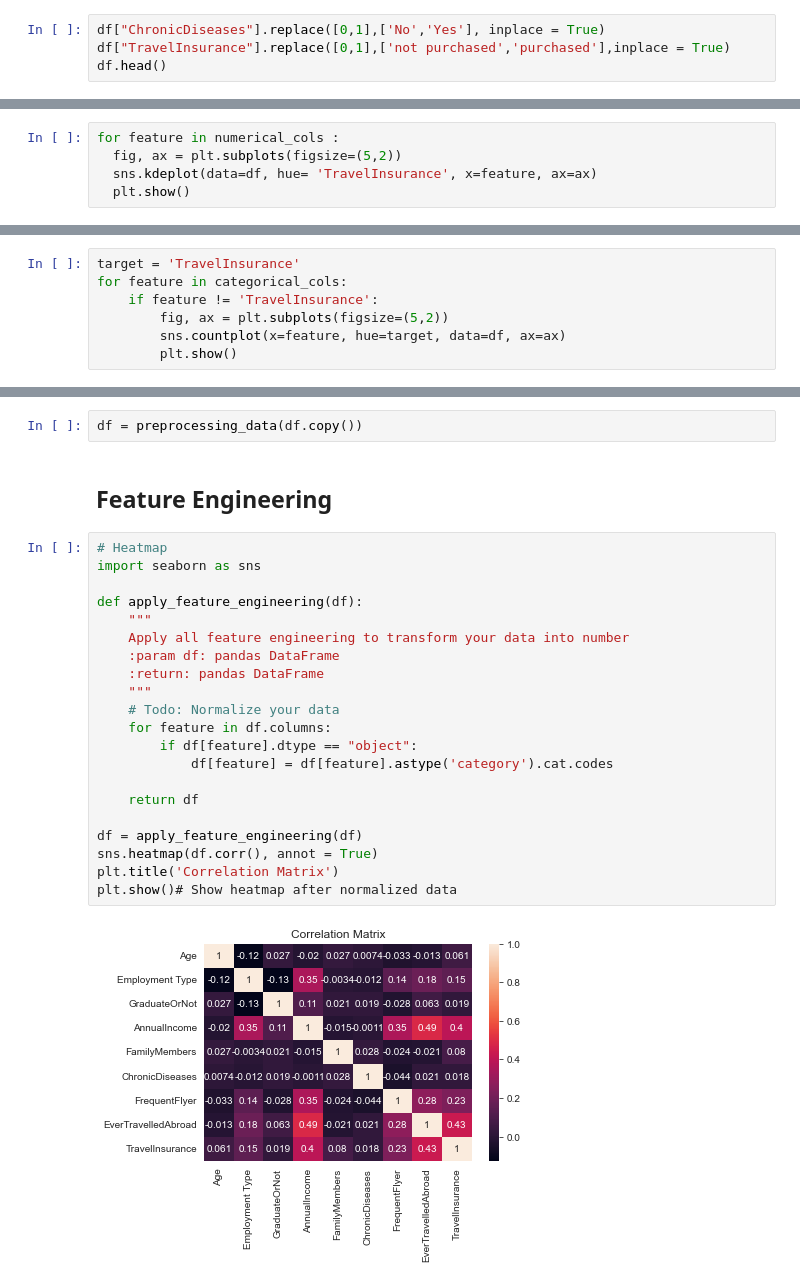
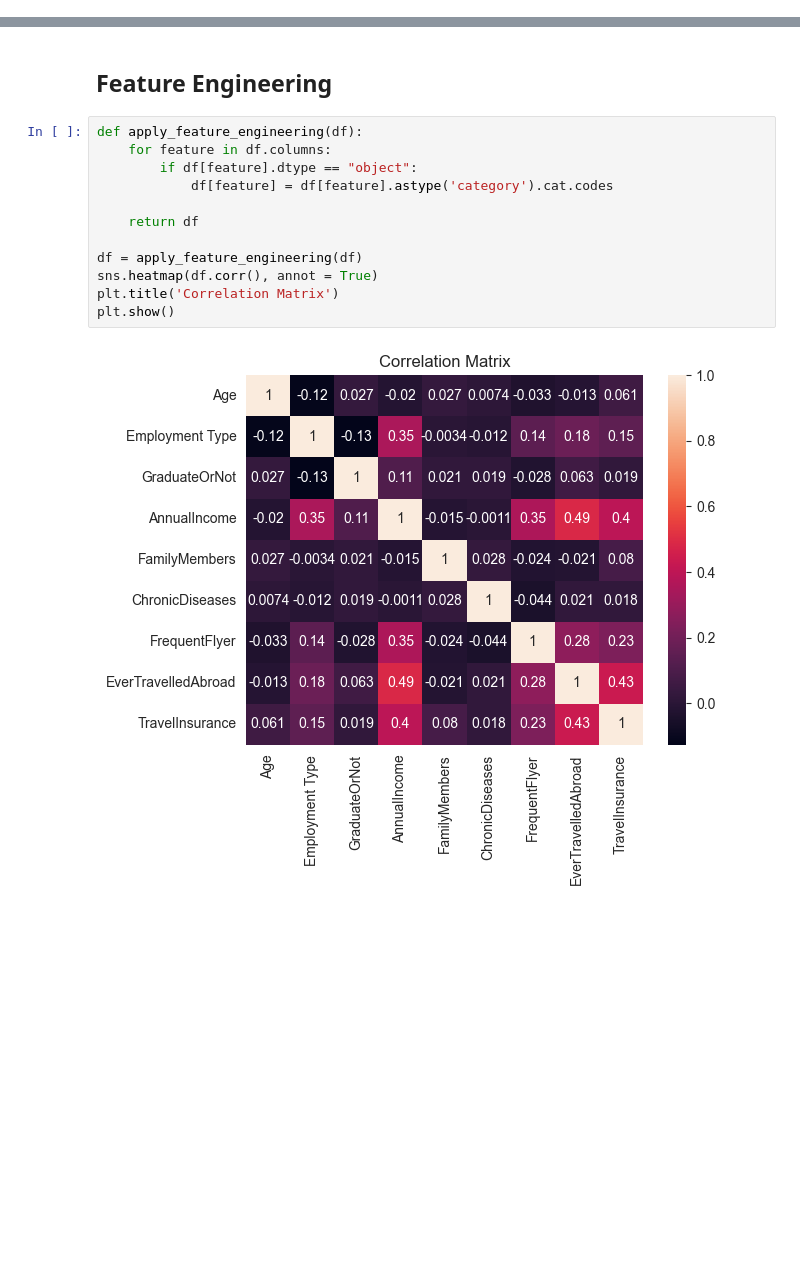
Before and after one commit to PhungThien63f/TravelInsurancePredictionData, a Jupyter notebook: Travel Insurance Prediction Data.ipynb, the cells around one changed output, grey strips where cells are left out. Cells and saved outputs as stored; diff of their text form; blank space fills up the shorter version.

```diff
--- a/Travel Insurance Prediction Data.ipynb
+++ b/Travel Insurance Prediction Data.ipynb
@@ -116,4 +247,0 @@ plt.show()
-# %%
-df["ChronicDiseases"].replace([0,1],['No','Yes'], inplace = True)
-df["TravelInsurance"].replace([0,1],['not purchased','purchased'],inplace = True)
-df.head()
@@ -143,8 +258,3 @@ plt.tight_layout(pad=2.0)
 [figure]
 # %% [markdown]
 - Based on the box plot chart, it is evident that there are no outliers in the numeric variables
-# %%
-for feature in numerical_cols :
-  fig, ax = plt.subplots(figsize=(5,2))
-  sns.kdeplot(data=df, hue= 'TravelInsurance', x=feature, ax=ax)
-  plt.show()
@@ -160,7 +260,0 @@ We can:
-# %%
-target = 'TravelInsurance'
-for feature in categorical_cols:
-    if feature != 'TravelInsurance':
-        fig, ax = plt.subplots(figsize=(5,2))
-        sns.countplot(x=feature, hue=target, data=df, ax=ax)
-        plt.show()
@@ -192,27 +261,16 @@ def preprocessing_data(df):
-# %%
-df = preprocessing_data(df.copy())
 # %% [markdown]
 ## Feature Engineering
 # %%
-# Heatmap
-import seaborn as sns
-
 def apply_feature_engineering(df):
-    """
-    Apply all feature engineering to transform your data into number
-    :param df: pandas DataFrame
-    :return: pandas DataFrame
-    """
-    # Todo: Normalize your data
     for feature in df.columns:
         if df[feature].dtype == "object":
             df[feature] = df[feature].astype('category').cat.codes
 
     return df
 
 df = apply_feature_engineering(df)
 sns.heatmap(df.corr(), annot = True)
 plt.title('Correlation Matrix')
-plt.show()# Show heatmap after normalized data
+plt.show()
 # %% [output]
-[figure, old version]
+[figure, new version]
```
Also changed, not shown: parts of 69 cells of this notebook.
